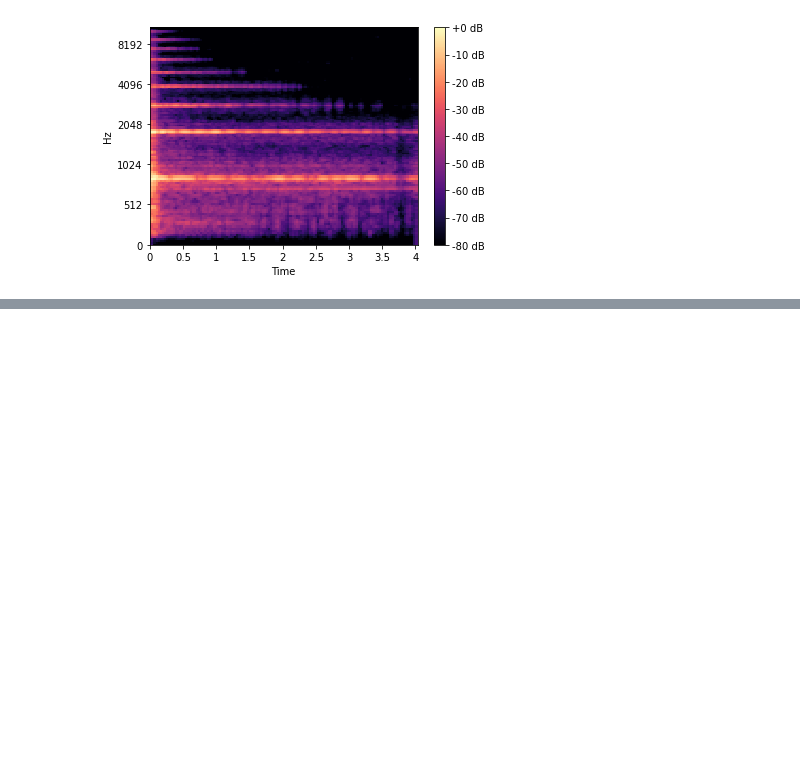
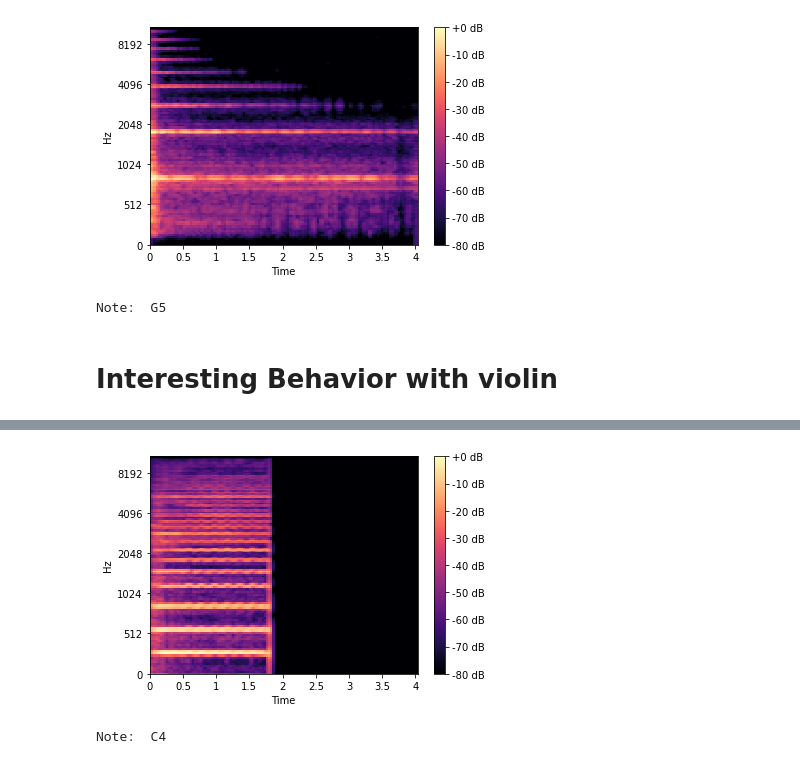
Before and after one commit to camhud/MachineLearningProject, a Jupyter notebook: demo.ipynb, the cells around one changed output, grey strips where cells are left out. Cells and saved outputs as stored; diff of their text form; code cells hidden in the pictures; blank space fills up the shorter version.

Commit message:
add violin and trumpet examples

```diff
--- a/demo.ipynb
+++ b/demo.ipynb
@@ -24,19 +19,15 @@ from math import log2, pow
 import IPython.display as ipd
 # %%
 def to_log_melspectogram(audio_array):
-    sample_rate = 16000
-    S = librosa.feature.melspectrogram(audio_array, sr=sample_rate, n_fft=2048, hop_length=512)
+    S = librosa.feature.melspectrogram(audio_array, sr=16000, n_fft=2048, hop_length=512)
     # decibels are the log scale of amplitudes
-    S_DB = librosa.power_to_db(S, ref=np.max)
-    return S_DB
+    return librosa.power_to_db(S, ref=np.max)
 
 def format_audio(audio_series):
-    model_input = [to_log_melspectogram(audio_series)]
-    model_input = np.asarray(model_input)
+    model_input = np.asarray([to_log_melspectogram(audio_series)])
     librosa.display.specshow(model_input[0], sr=16000, x_axis='time', y_axis='mel')
     plt.colorbar(format='%+2.0f dB');
-    model_input = model_input[:, :, :, newaxis]
-    return model_input
+    return model_input[:, :, :, newaxis]
 
 def midi_pitch_to_frequency(d):
     return (2**((d-69)/12.0))*440.0
@@ -61,9 +52,9 @@ This is a demonstration of our fitted convolutional neural network using audio s
 model = keras.models.load_model('nsynth_cnn_classifier.h5', compile=True)
 # %%
 # from https://www.youtube.com/watch?v=uZ_EBr00VdU
-g5_piano, _ = librosa.load('g5.wav', sr=16000, mono=True, duration=4)
+g5_piano, _ = librosa.load('g5_piano.wav', sr=16000, mono=True, duration=4)
 demo_input1 = format_audio(g5_piano)
-ipd.Audio('g5.wav')
+ipd.Audio('g5_piano.wav')
 # %% [output]
 [interactive output not drawn]
 [figure]
@@ -74,9 +65,23 @@ print("Note: ", midi_pitch_to_note(output1))
 Note:  G5
 # %%
 # from https://freesound.org/people/TEDAgame/sounds/448553/
-g5_piano_with_reverb, _ = librosa.load('g5_with_reverb.wav', sr=16000, mono=True, duration=4)
+g5_piano_with_reverb, _ = librosa.load('g5_piano_reverb.wav', sr=16000, mono=True, duration=4)
 demo_input2 = format_audio(g5_piano_with_reverb)
-ipd.Audio('g5_with_reverb.wav')
+ipd.Audio('g5_piano_reverb.wav')
 # %% [output]
 [interactive output not drawn]
 [figure]
+# %%
+# from https://freesound.org/people/Tesabob2001/sounds/203495/
+output2 = np.argmax(model.predict(demo_input2))
+print("Note: ", midi_pitch_to_note(output2))
+# %% [output]
+Note:  G5
+# %% [markdown]
+# Interesting Behavior with violin
+# %%
+# from https://freesound.org/people/hammondman/sounds/333731/
+c3_violin, _ = librosa.load('c3_violin.wav', sr=16000, mono=True, duration=4)
+demo_input3 = format_audio(c3_violin)
+ipd.Audio('c3_violin.wav')
+# %% [output]
@@ -82,0 +89,7 @@ ipd.Audio('g5_with_reverb.wav')
+[figure, added]
+# %%
+output3 = np.argmax(model.predict(demo_input3))
+print("Note: ", midi_pitch_to_note(output3))
+# Note: This is the correct pitch class, but one octave too high.
+# %% [output]
+Note:  C4
```
Also changed, not shown: parts of 8 cells of this notebook, 6 other files.
